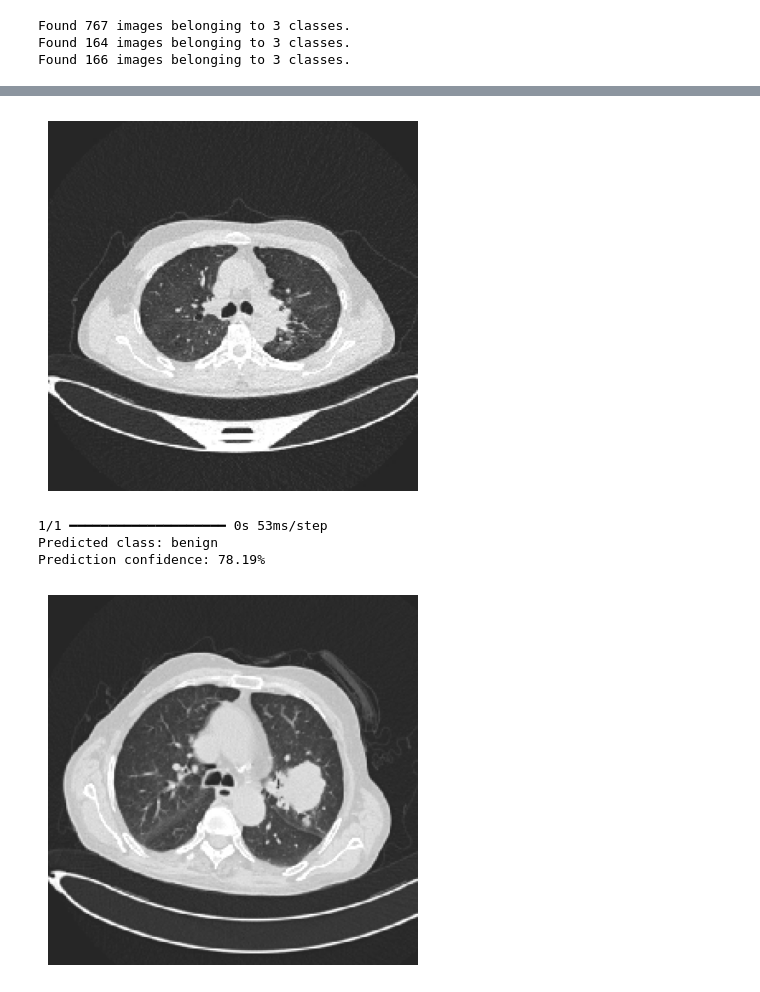
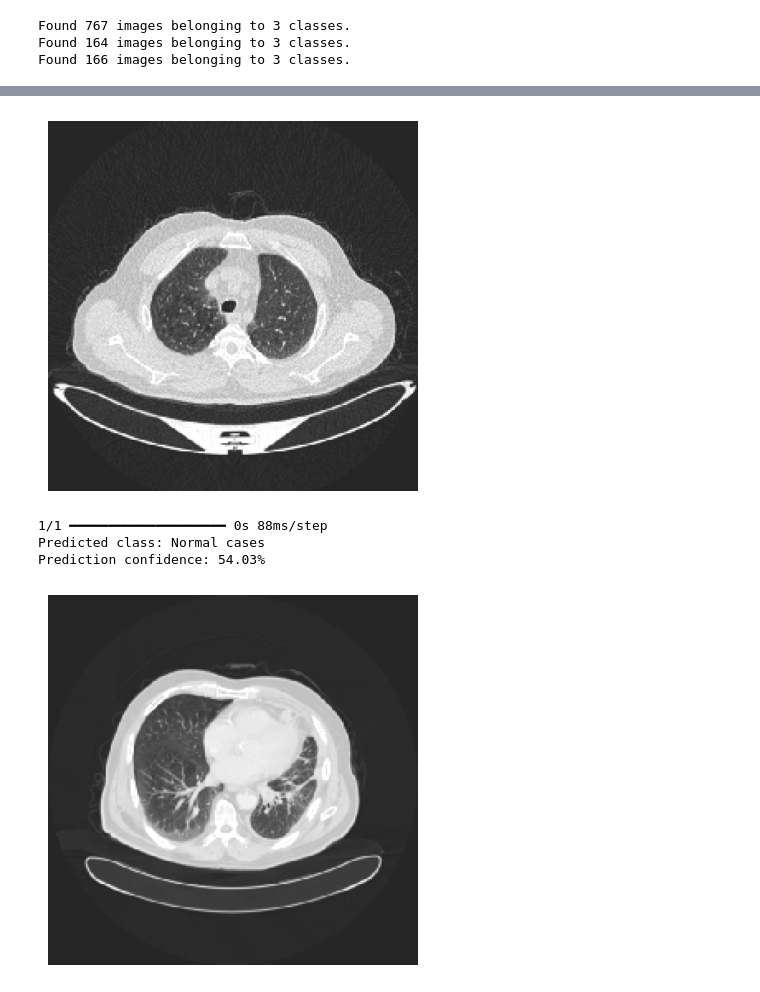
Before and after one commit to Maher1410/Medical_Draft, a Jupyter notebook: EfficientNetB0.ipynb, the cells around one changed output, grey strips where cells are left out. Cells and saved outputs as stored; diff of their text form; code cells hidden in the pictures.

```diff
--- a/EfficientNetB0.ipynb
+++ b/EfficientNetB0.ipynb
@@ -117,3 +43,12 @@ Data split completed.
+# %%
+import os
+import shutil
+from sklearn.model_selection import train_test_split
+
+# Define your dataset directory and target directories for split
+train_dir = r"C:\Users\DELL 5540\Desktop\AI-Diagnostics-for-Predicting-Bone-Metastasis-in-Lung-Cancer-Patients-main\archive\The IQ-OTHNCCD lung cancer dataset\The IQ-OTHNCCD lung cancer dataset\train"
+val_dir = r"C:\Users\DELL 5540\Desktop\AI-Diagnostics-for-Predicting-Bone-Metastasis-in-Lung-Cancer-Patients-main\archive\The IQ-OTHNCCD lung cancer dataset\The IQ-OTHNCCD lung cancer dataset\val"
+test_dir = r"C:\Users\DELL 5540\Desktop\AI-Diagnostics-for-Predicting-Bone-Metastasis-in-Lung-Cancer-Patients-main\archive\The IQ-OTHNCCD lung cancer dataset\The IQ-OTHNCCD lung cancer dataset\test"
 # %%
 img_height, img_width = 224, 224
 # Created ImageDataGenerators with data augmentation
@@ -129,8 +64,12 @@ train_datagen = ImageDataGenerator(
 )
 
 
-val_datagen = ImageDataGenerator(rescale=1./255)  # Only rescaling for validation
-test_datagen = ImageDataGenerator(rescale=1./255)  # Only rescaling for test
+val_datagen = ImageDataGenerator(
+    preprocessing_function=tf.keras.applications.efficientnet.preprocess_input
+)
+test_datagen = ImageDataGenerator(
+    preprocessing_function=tf.keras.applications.efficientnet.preprocess_input
+)
 
 # Create generators
 train_generator = train_datagen.flow_from_directory(
@@ -172,6 +111,7 @@ history = model.fit(
     validation_data=val_generator,
     validation_steps=val_generator.samples // val_generator.batch_size,
       # Add the callback here
+    callbacks=[early_stopping]
 )
 # %% [output]
 Epoch 1/1000
@@ -238,7 +178,7 @@ import matplotlib.pyplot as plt
 
 
 # Path to the image you want to predict
-image_path = r"E:\Conferences\Lung_Cancer\Lung_Cancer_Data\The IQ-OTHNCCD lung cancer dataset\The IQ-OTHNCCD lung cancer dataset\Test\Normal cases\Normal case (23).jpg"
+image_path = r"C:\Users\DELL 5540\Desktop\AI-Diagnostics-for-Predicting-Bone-Metastasis-in-Lung-Cancer-Patients-main\archive\The IQ-OTHNCCD lung cancer dataset\The IQ-OTHNCCD lung cancer dataset\test\Normal cases\Normal case (1).jpg"
 
 # Step 1: Load the image
 img = load_img(image_path, target_size=(224, 224))  # Resize to match input shape
@@ -255,39 +195,47 @@ img_array /= 255.0  # Rescale pixel values
 predictions = model.predict(img_array)
 
 # Step 4: Interpret the prediction
-class_indices = {0: 'normal', 1: 'malignant', 2: 'benign'}  # Update according to your dataset's class indices
+class_indices = test_generator.class_indices  # Dictionary of class names to indices
+index_to_class = {v: k for k, v in class_indices.items()}  # Reverse mapping
+
 predicted_class = np.argmax(predictions, axis=1)  # Get the index of the highest score
 
 # Display the result
-print(f"Predicted class: {class_indices[predicted_class[0]]}")
+print(f"Predicted class: {index_to_class[predicted_class[0]]}")  # Use reversed dictionary
 print(f"Prediction confidence: {np.max(predictions) * 100:.2f}%")
 # %% [output]
-[figure, old version]
+[figure, new version]
-1/1 ━━━━━━━━━━━━━━━━━━━━ 0s 53ms/step
-Predicted class: benign
-Prediction confidence: 78.19%
+1/1 ━━━━━━━━━━━━━━━━━━━━ 0s 88ms/step
+Predicted class: Normal cases
+Prediction confidence: 54.03%
 # %%
-image_path = r"E:\Conferences\Lung_Cancer\Lung_Cancer_Data\The IQ-OTHNCCD lung cancer dataset\The IQ-OTHNCCD lung cancer dataset\Test\Malignant cases\Malignant case (4).jpg"
+import numpy as np
+import matplotlib.pyplot as plt
+from tensorflow.keras.preprocessing.image import load_img, img_to_array
+
+# Path to the image
+image_path = r"C:\Users\DELL 5540\Desktop\AI-Diagnostics-for-Predicting-Bone-Metastasis-in-Lung-Cancer-Patients-main\archive\The IQ-OTHNCCD lung cancer dataset\The IQ-OTHNCCD lung cancer dataset\test\Malignant cases\Malignant case (1).jpg"
+
 # Step 1: Load the image
 img = load_img(image_path, target_size=(224, 224))  # Resize to match input shape
 plt.imshow(img)  # Display the image
 plt.axis('off')  # Hide axis
 plt.show()
 
 # Step 2: Preprocess the image
 img_array = img_to_array(img)  # Convert image to array
 img_array = np.expand_dims(img_array, axis=0)  # Add batch dimension
-img_array /= 255.0  # Rescale pixel values
+img_array /= 255.0  # Normalize pixel values
 
 # Step 3: Make a prediction
 predictions = model.predict(img_array)
 
 # Step 4: Interpret the prediction
-class_indices = {0: 'normal', 1: 'malignant', 2: 'benign'}  # Update according to your dataset's class indices
-predicted_class = np.argmax(predictions, axis=1)  # Get the index of the highest score
+class_indices = {0: 'normal', 1: 'malignant', 2: 'benign'}  # Ensure these match your model training
+predicted_class = np.argmax(predictions, axis=1)[0]  # Get predicted index
 
 # Display the result
-print(f"Predicted class: {class_indices[predicted_class[0]]}")
+print(f"Predicted class: {class_indices.get(predicted_class, 'Unknown')}")
 print(f"Prediction confidence: {np.max(predictions) * 100:.2f}%")
 # %% [output]
-[figure, old version]
+[figure, new version]
```
Also changed, not shown: parts of 6 cells of this notebook.
